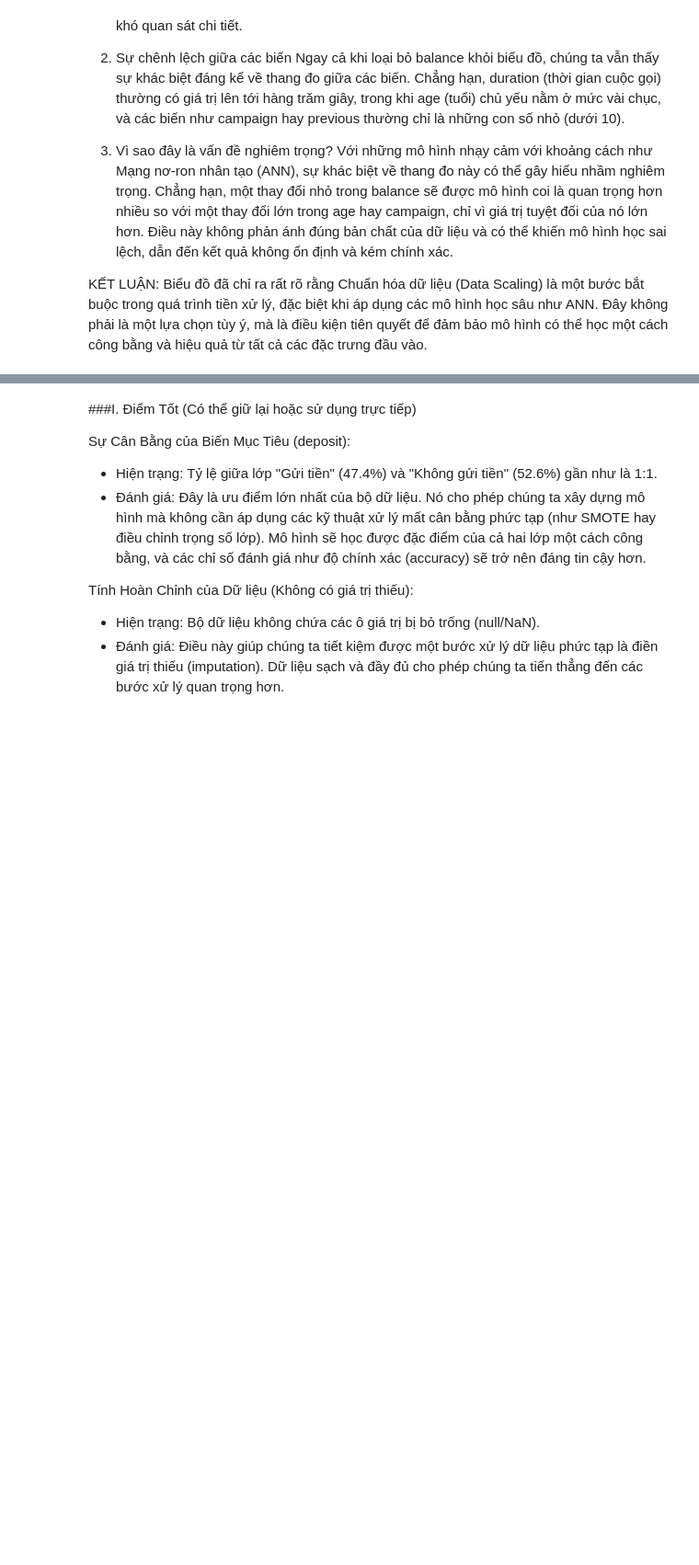
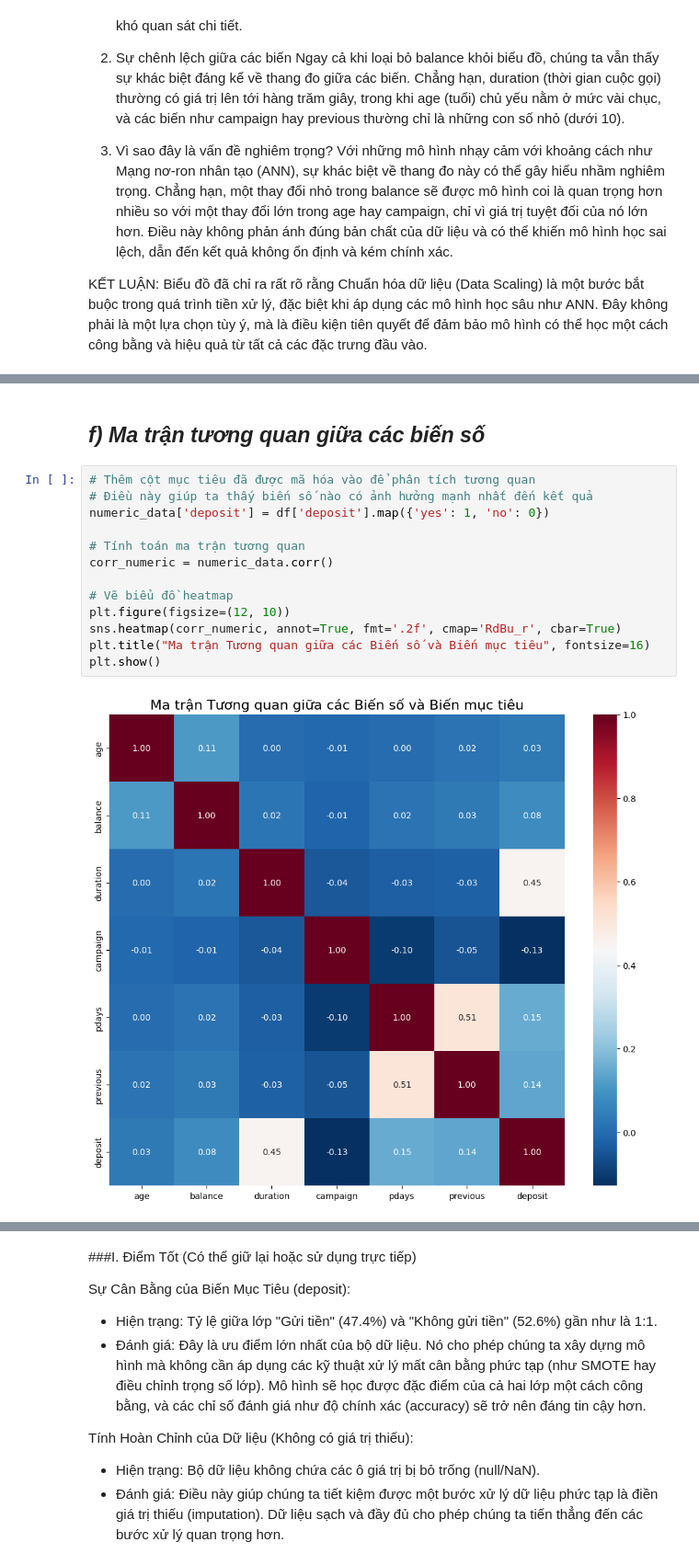
Before and after one commit to ThinhdanghocDE/BTL-AI, a Jupyter notebook: BTL_AI.ipynb, the cells around one changed output, grey strips where cells are left out. Shown at 92% size. Cells and saved outputs as stored; diff of their text form; blank space fills up the shorter version.

Commit message:
Update thêm phần phân tích dữ liệu gốc

```diff
--- a/BTL_AI.ipynb
+++ b/BTL_AI.ipynb
@@ -263,0 +297,17 @@ KẾT LUẬN: Biểu đồ đã chỉ ra rất rõ rằng Chuẩn hóa dữ li
+# %% [markdown]
+## *f) Ma trận tương quan giữa các biến số*
+# %%
+# Thêm cột mục tiêu đã được mã hóa vào để phân tích tương quan
+# Điều này giúp ta thấy biến số nào có ảnh hưởng mạnh nhất đến kết quả
+numeric_data['deposit'] = df['deposit'].map({'yes': 1, 'no': 0})
+
+# Tính toán ma trận tương quan
+corr_numeric = numeric_data.corr()
+
+# Vẽ biểu đồ heatmap
+plt.figure(figsize=(12, 10))
+sns.heatmap(corr_numeric, annot=True, fmt='.2f', cmap='RdBu_r', cbar=True)
+plt.title("Ma trận Tương quan giữa các Biến số và Biến mục tiêu", fontsize=16)
+plt.show()
+# %% [output]
+[figure, added]
```
Also changed, not shown: parts of 11 cells of this notebook.
